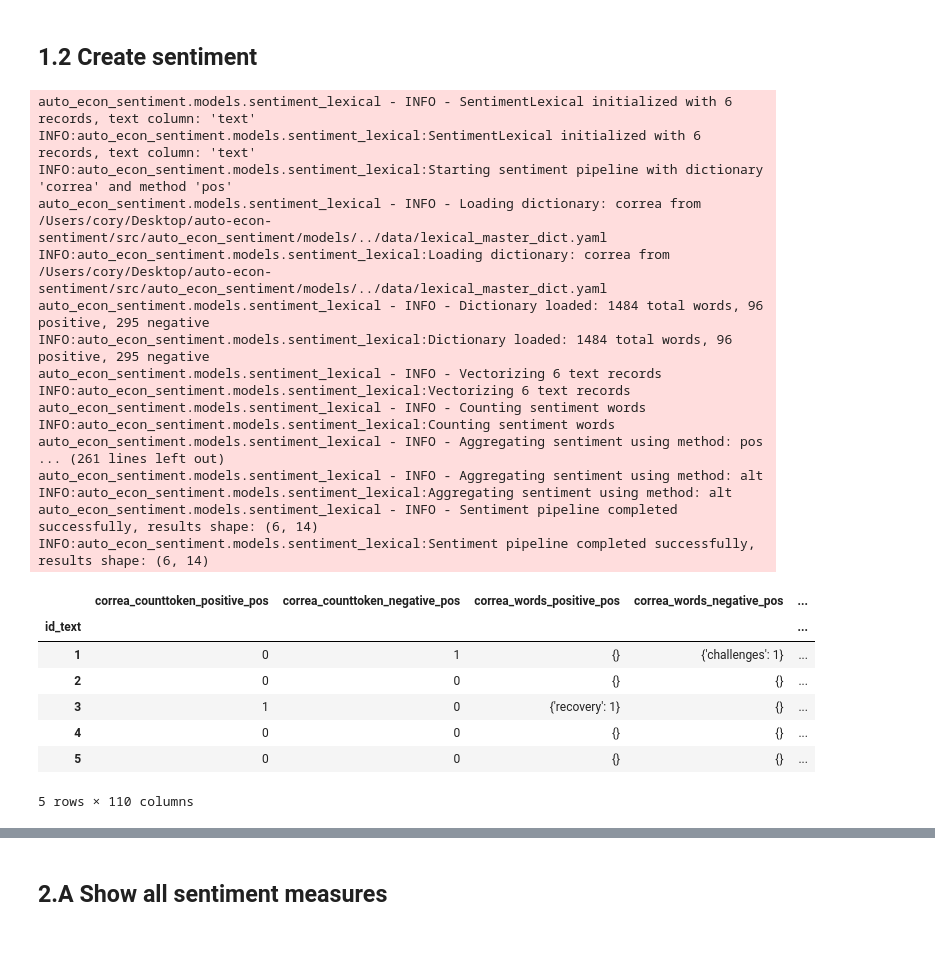
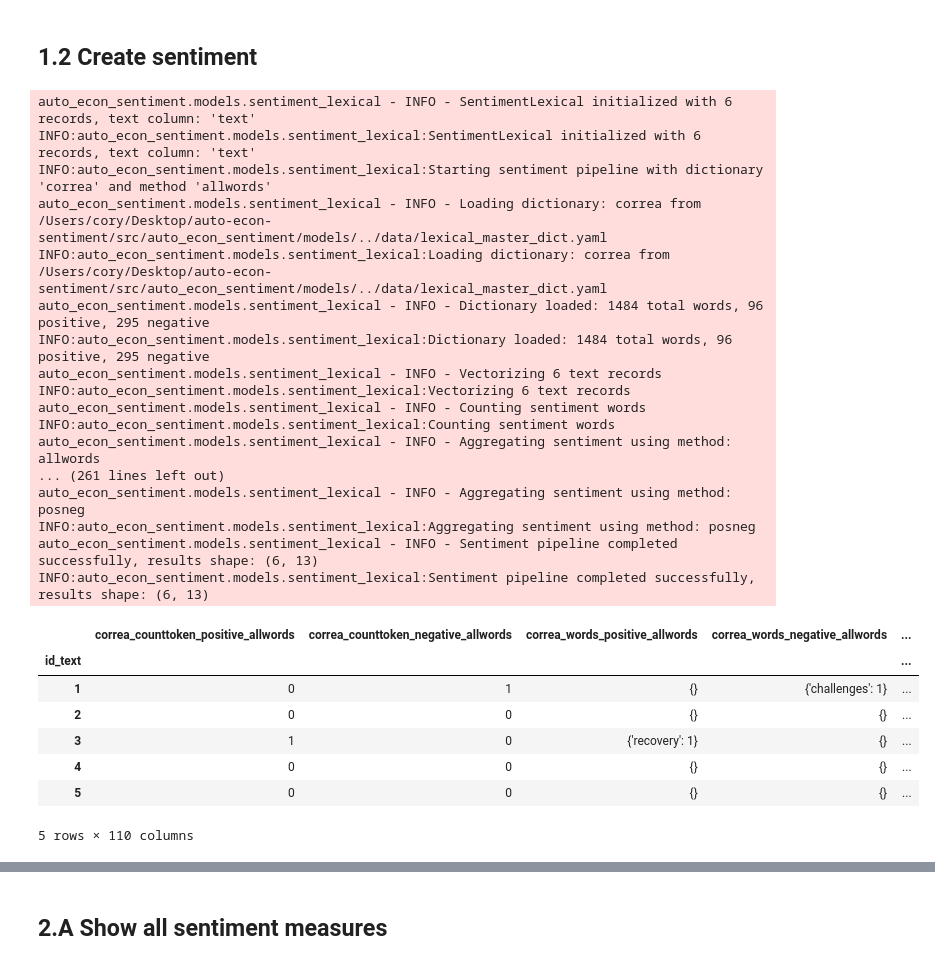
Before and after one commit to corybaird/auto-econ-sentiment, a Jupyter notebook: notebooks/autoecon_demo.ipynb, the cells around one changed output, grey strips where cells are left out. Saved outputs shown, nothing was run; the diff lists cells and outputs as text; code cells hidden in the pictures.

```diff
--- a/notebooks/autoecon_demo.ipynb
+++ b/notebooks/autoecon_demo.ipynb
@@ -87,37 +85,37 @@ WARNING:root:spaCy model not found. Falling back to NLTK.
 # %%
 # Run Lexical Sentiment Analysis
 # We'll use a few dictionaries and both aggregation methods
 dictionaries = ["correa", "hubert", "lm", "hiv", "ap"]
-aggregation_methods = ["pos", "alt"]
+aggregation_methods = ["allwords", "posneg"]
 text_columns = ["text", "text_stems"]
 
 df_sent_lexical = analyzer.analyze_sentiment_lexical(
     dictionaries=dictionaries,
     aggregation_methods=aggregation_methods,
     text_columns=text_columns
 )
 
 # Show a sample of the results
 df_sent_lexical.head()
 # %% [output]
 auto_econ_sentiment.models.sentiment_lexical - INFO - SentimentLexical initialized with 6 records, text column: 'text'
 INFO:auto_econ_sentiment.models.sentiment_lexical:SentimentLexical initialized with 6 records, text column: 'text'
-INFO:auto_econ_sentiment.models.sentiment_lexical:Starting sentiment pipeline with dictionary 'correa' and method 'pos'
+INFO:auto_econ_sentiment.models.sentiment_lexical:Starting sentiment pipeline with dictionary 'correa' and method 'allwords'
 auto_econ_sentiment.models.sentiment_lexical - INFO - Loading dictionary: correa from /Users/cory/Desktop/auto-econ-sentiment/src/auto_econ_sentiment/models/../data/lexical_master_dict.yaml
 INFO:auto_econ_sentiment.models.sentiment_lexical:Loading dictionary: correa from /Users/cory/Desktop/auto-econ-sentiment/src/auto_econ_sentiment/models/../data/lexical_master_dict.yaml
 auto_econ_sentiment.models.sentiment_lexical - INFO - Dictionary loaded: 1484 total words, 96 positive, 295 negative
 INFO:auto_econ_sentiment.models.sentiment_lexical:Dictionary loaded: 1484 total words, 96 positive, 295 negative
 auto_econ_sentiment.models.sentiment_lexical - INFO - Vectorizing 6 text records
 INFO:auto_econ_sentiment.models.sentiment_lexical:Vectorizing 6 text records
 auto_econ_sentiment.models.sentiment_lexical - INFO - Counting sentiment words
 INFO:auto_econ_sentiment.models.sentiment_lexical:Counting sentiment words
-auto_econ_sentiment.models.sentiment_lexical - INFO - Aggregating sentiment using method: pos
+auto_econ_sentiment.models.sentiment_lexical - INFO - Aggregating sentiment using method: allwords
 ... (261 lines left out)
-auto_econ_sentiment.models.sentiment_lexical - INFO - Aggregating sentiment using method: alt
-INFO:auto_econ_sentiment.models.sentiment_lexical:Aggregating sentiment using method: alt
-auto_econ_sentiment.models.sentiment_lexical - INFO - Sentiment pipeline completed successfully, results shape: (6, 14)
-INFO:auto_econ_sentiment.models.sentiment_lexical:Sentiment pipeline completed successfully, results shape: (6, 14)
+auto_econ_sentiment.models.sentiment_lexical - INFO - Aggregating sentiment using method: posneg
+INFO:auto_econ_sentiment.models.sentiment_lexical:Aggregating sentiment using method: posneg
+auto_econ_sentiment.models.sentiment_lexical - INFO - Sentiment pipeline completed successfully, results shape: (6, 13)
+INFO:auto_econ_sentiment.models.sentiment_lexical:Sentiment pipeline completed successfully, results shape: (6, 13)
-|  | correa_counttoken_positive_pos | correa_counttoken_negative_pos | correa_words_positive_pos | correa_words_negative_pos | ... |
+|  | correa_counttoken_positive_allwords | correa_counttoken_negative_allwords | correa_words_positive_allwords | correa_words_negative_allwords | ... |
 | id_text |  |  |  |  | ... |
 | 1 | 0 | 1 | {} | {'challenges': 1} | ... |
 | 2 | 0 | 0 | {} | {} | ... |
```
Also changed, not shown: parts of 13 cells of this notebook, 6 other files.
